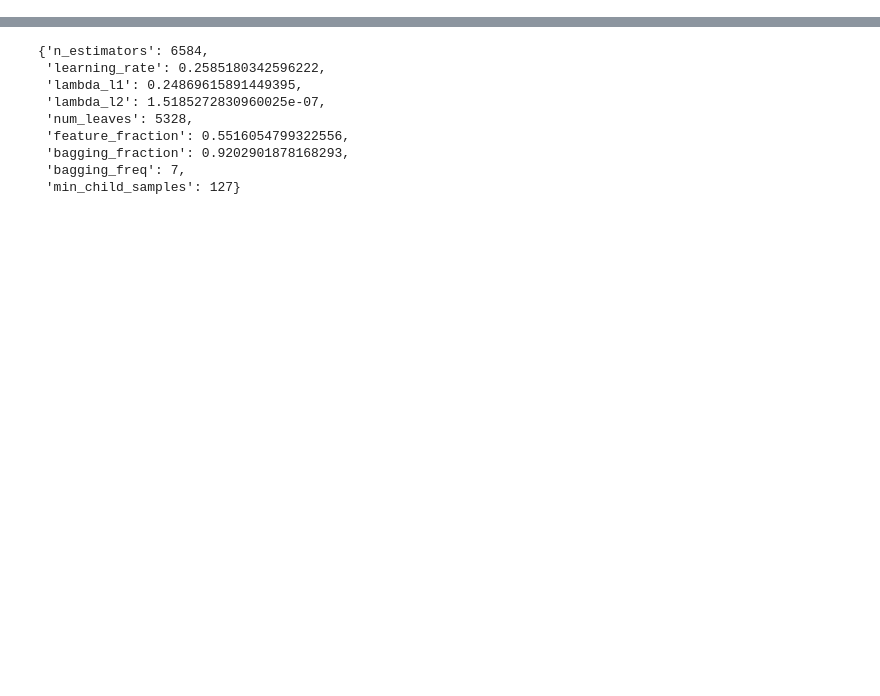
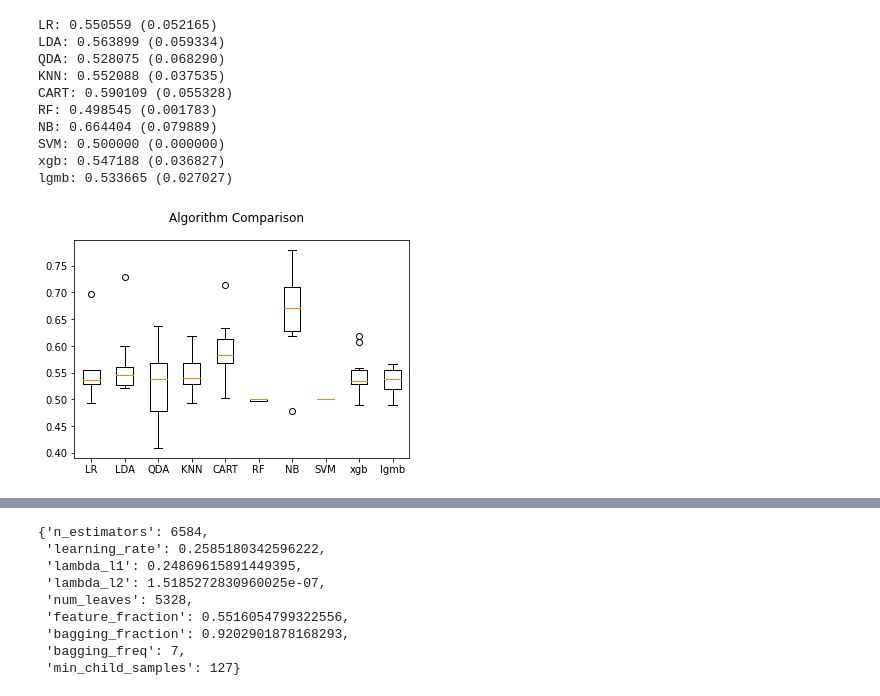
Before and after one commit to kerajxl/MachineLearningProject, a Jupyter notebook: classification.ipynb, the cells around one changed output, grey strips where cells are left out. Cells and saved outputs as stored; diff of their text form; code cells hidden in the pictures; blank space fills up the shorter version.

```diff
--- a/classification.ipynb
+++ b/classification.ipynb
@@ -180,0 +302,46 @@ Counter({0: 1028, 1: 97})
+# %%
+X, Y =drugs.loc[:,drugs.columns!='consumption_cocaine_last_month'], drugs.consumption_cocaine_last_month
+def comparison(X,Y):
+	models = []
+	models.append(('LR', LogisticRegression()))
+	models.append(('LDA', LinearDiscriminantAnalysis()))
+	models.append(('QDA', QuadraticDiscriminantAnalysis()))
+	models.append(('KNN', KNeighborsClassifier()))
+	models.append(('CART', DecisionTreeClassifier()))
+	models.append(('RF', RandomForestClassifier()))
+	models.append(('NB', GaussianNB()))
+	models.append(('SVM', SVC()))
+	models.append(('xgb', xgb.XGBClassifier()))
+	models.append(('lgmb', lgb.LGBMClassifier()))
+	# evaluate each model in turn
+	results = []
+	names = []
+	scoring = 'balanced_accuracy'
+	for name, model in models:
+		kfold = model_selection.KFold(n_splits=10, shuffle = True, random_state = 997)
+		cv_results = model_selection.cross_val_score(model, X, Y, cv=kfold, scoring=scoring)
+		results.append(cv_results)
+		names.append(name)
+		msg = "%s: %f (%f)" % (name, cv_results.mean(), cv_results.std())
+		print(msg)
+	# boxplot algorithm comparison
+	fig = plt.figure()
+	fig.suptitle('Algorithm Comparison')
+	ax = fig.add_subplot(111)
+	plt.boxplot(results)
+	ax.set_xticklabels(names)
+	plt.show()
+
+comparison(X,Y)
+# %% [output]
+LR: 0.550559 (0.052165)
+LDA: 0.563899 (0.059334)
+QDA: 0.528075 (0.068290)
+KNN: 0.552088 (0.037535)
+CART: 0.590109 (0.055328)
+RF: 0.498545 (0.001783)
+NB: 0.664404 (0.079889)
+SVM: 0.500000 (0.000000)
+xgb: 0.547188 (0.036827)
+lgmb: 0.533665 (0.027027)
+[figure, added]
```
Also changed, not shown: parts of 44 cells of this notebook, 1 other file.
